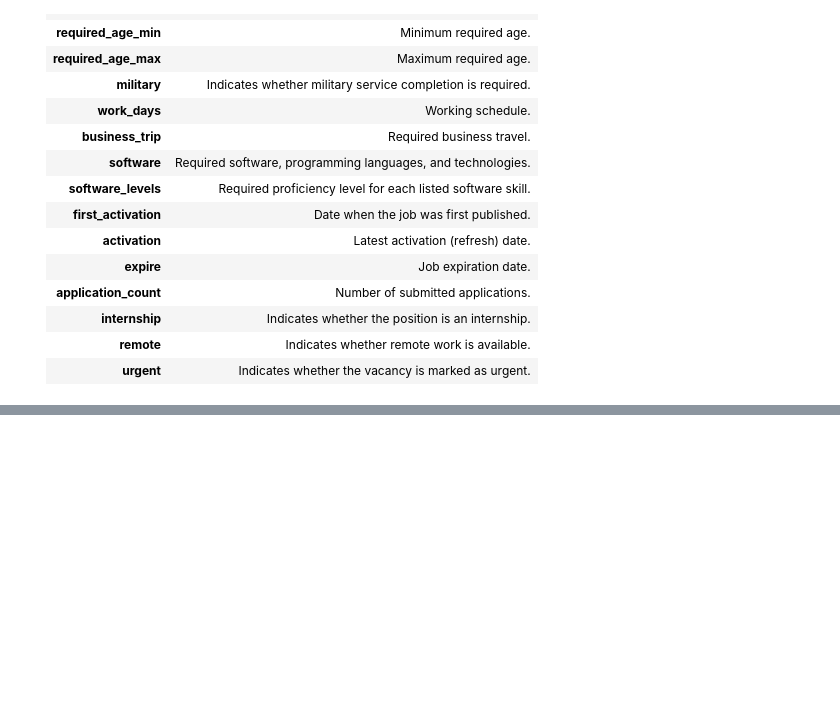
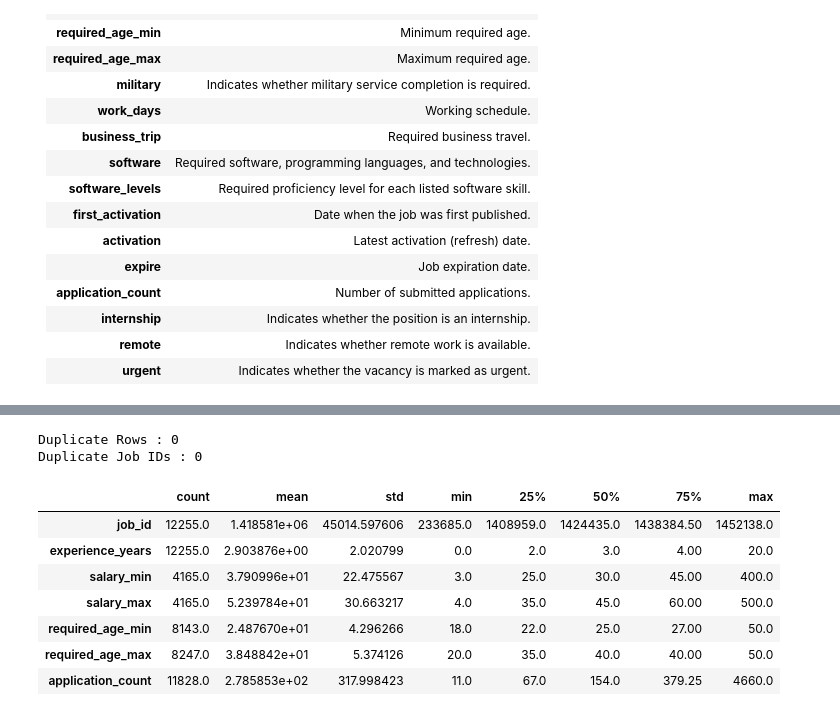
Before and after one commit to Behniash/Iran-Job-Market-Analysis, a Jupyter notebook: notebooks/01_DataOverview.ipynb, the cells around one changed output, grey strips where cells are left out. Drawn from its saved outputs; the diff is of its cells as text; code cells hidden in the pictures; blank space fills up the shorter version.

```diff
--- a/notebooks/01_DataOverview.ipynb
+++ b/notebooks/01_DataOverview.ipynb
@@ -56,0 +124,19 @@ df.head()
+# %%
+duplicate_rows = df.duplicated().sum()
+print(f"Duplicate Rows : {duplicate_rows}")
+duplicate_jobs = df["job_id"].duplicated().sum()
+print(f"Duplicate Job IDs : {duplicate_jobs}")
+# %% [output]
+Duplicate Rows : 0
+Duplicate Job IDs : 0
+# %%
+df.describe().T
+# %% [output]
+|  | count | mean | std | min | 25% | 50% | 75% | max |
+| job_id | 12255.0 | 1.418581e+06 | 45014.597606 | 233685.0 | 1408959.0 | 1424435.0 | 1438384.50 | 1452138.0 |
+| experience_years | 12255.0 | 2.903876e+00 | 2.020799 | 0.0 | 2.0 | 3.0 | 4.00 | 20.0 |
+| salary_min | 4165.0 | 3.790996e+01 | 22.475567 | 3.0 | 25.0 | 30.0 | 45.00 | 400.0 |
+| salary_max | 4165.0 | 5.239784e+01 | 30.663217 | 4.0 | 35.0 | 45.0 | 60.00 | 500.0 |
+| required_age_min | 8143.0 | 2.487670e+01 | 4.296266 | 18.0 | 22.0 | 25.0 | 27.00 | 50.0 |
+| required_age_max | 8247.0 | 3.848842e+01 | 5.374126 | 20.0 | 35.0 | 40.0 | 40.00 | 50.0 |
+| application_count | 11828.0 | 2.785853e+02 | 317.998423 | 11.0 | 67.0 | 154.0 | 379.25 | 4660.0 |
```
Also changed, not shown: parts of 5 cells of this notebook, 1 other file.
